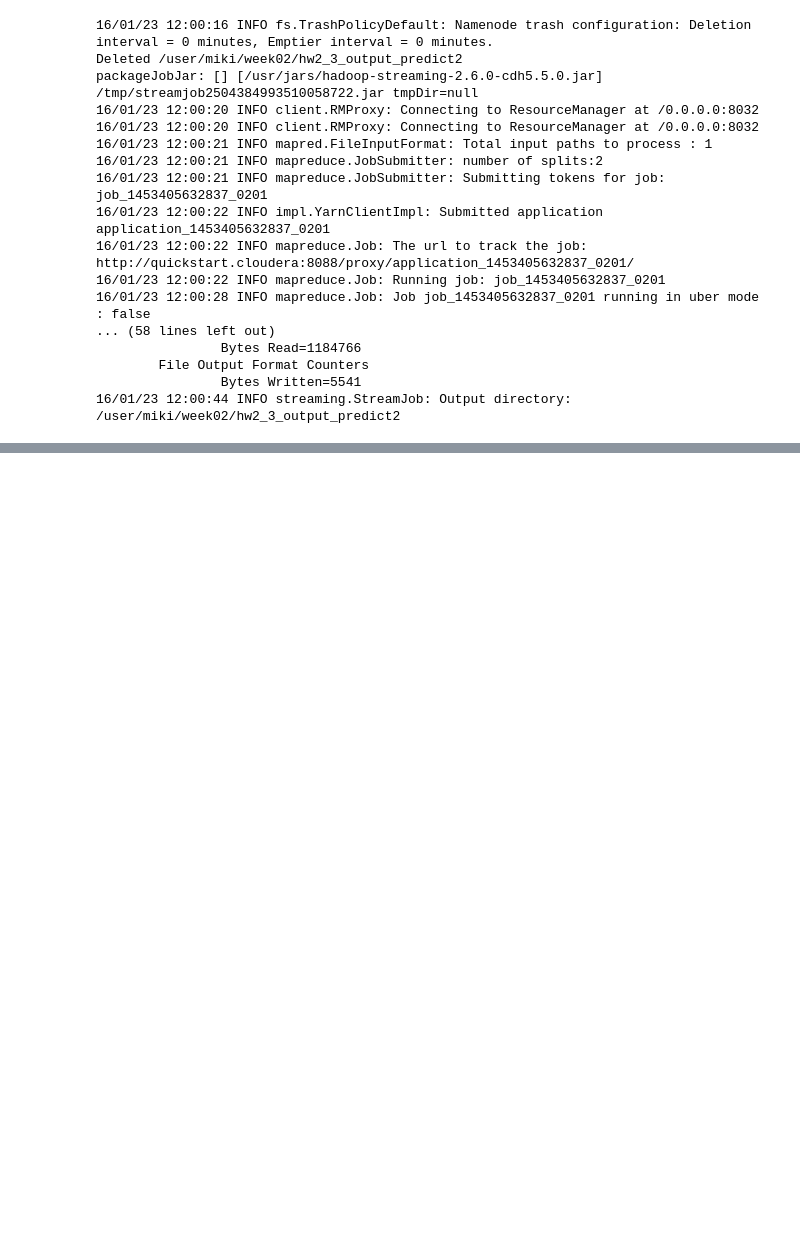
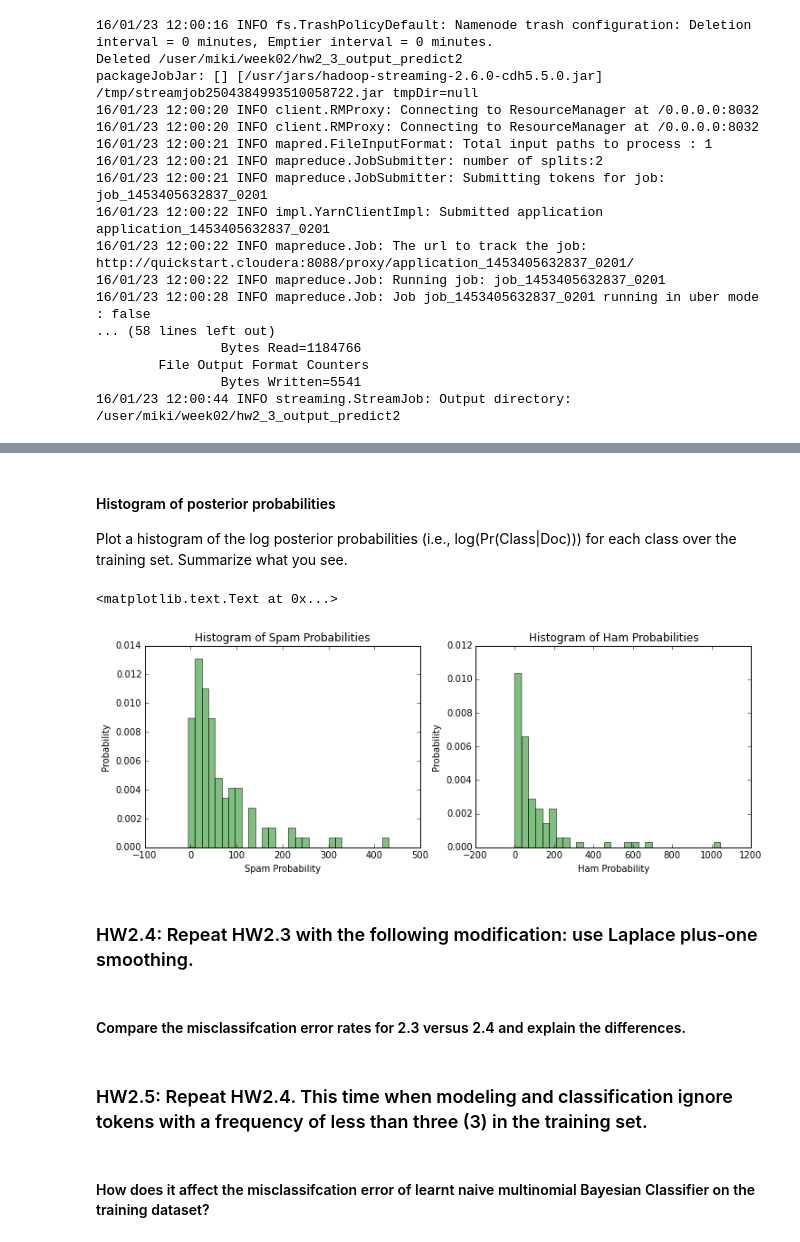
Before and after one commit to mseltz/W261-Fall2016, a Jupyter notebook: Week02/MIDS-W261-2016-HWK-Week02-Seltzer-Copy1.ipynb, the cells around one changed output, grey strips where cells are left out. Saved outputs shown, nothing was run; the diff lists cells and outputs as text; code cells hidden in the pictures; blank space fills up the shorter version.

```diff
--- a/Week02/MIDS-W261-2016-HWK-Week02-Seltzer-Copy1.ipynb
+++ b/Week02/MIDS-W261-2016-HWK-Week02-Seltzer-Copy1.ipynb
@@ -878,0 +922,68 @@ Accuracy: 0.17
+# %% [markdown]
+#### Histogram of posterior probabilities
+
+Plot a histogram of the log posterior probabilities (i.e., log(Pr(Class|Doc))) for each class over the training set. Summarize what you see.
+# %%
+# This tells matplotlib not to try opening a new window for each plot.
+%matplotlib inline
+
+# Import libraries for plotting and analysis
+import matplotlib.pyplot as plt
+import numpy as np
+import re
+
+# Initialize data structures
+doc, Y, prediction, log_prob_spam, log_prob_ham = [], [], [], [], []
+
+# Read in data from text file
+with open('predict2_output.txt', 'r') as myfile:
+    for line in myfile:
+        fields = line.split()
+
+        # Only look at records that have a doc_id as the first field
+        pattern = re.compile('^\d{4}.\d{4}-\d{2}-\d{2}\.\w+')
+        try:
+            key = fields[0]
+        except:
+            continue
+        if pattern.match(fields[0]):
+            doc.append(fields[0])
+            Y.append(fields[1])
+            prediction.append(fields[2])
+            log_prob_spam.append(fields[3])
+            log_prob_ham.append(fields[4])
+
+# Convert to numpy arrays
+doc = np.array(doc)
+Y = np.array(Y)
+prediction = np.array(prediction)
+log_prob_spam = np.array(log_prob_spam).astype(np.float)
+log_prob_ham = np.array(log_prob_ham).astype(np.float)
+
+num_bins = 30
+plt.figure(figsize=(12, 4))
+
+# Print spam histogram
+plt.subplot(1, 2, 1)
+plt.hist(log_prob_spam, num_bins, normed=1, facecolor='green', alpha=0.5)
+plt.xlabel('Spam Probability')
+plt.ylabel('Probability')
+plt.title(r'Histogram of Spam Probabilities')
+
+# Print ham histogram
+plt.subplot(1, 2, 2)
+plt.hist(log_prob_ham, num_bins, normed=1, facecolor='green', alpha=0.5)
+plt.xlabel('Ham Probability')
+plt.ylabel('Probability')
+plt.title(r'Histogram of Ham Probabilities')
+# %% [output]
+<matplotlib.text.Text at 0x...>
+[figure, added]
+# %% [markdown]
+### HW2.4: Repeat HW2.3 with the following modification: use Laplace plus-one smoothing.
+# %% [markdown]
+#### Compare the misclassifcation error rates for 2.3 versus 2.4 and explain the differences.
+# %% [markdown]
+### HW2.5: Repeat HW2.4. This time when modeling and classification ignore tokens with a frequency of less than three (3) in the training set.
+# %% [markdown]
+#### How does it affect the misclassifcation error of learnt naive multinomial Bayesian Classifier on the training dataset?
```
Also changed, not shown: parts of 12 cells of this notebook.
